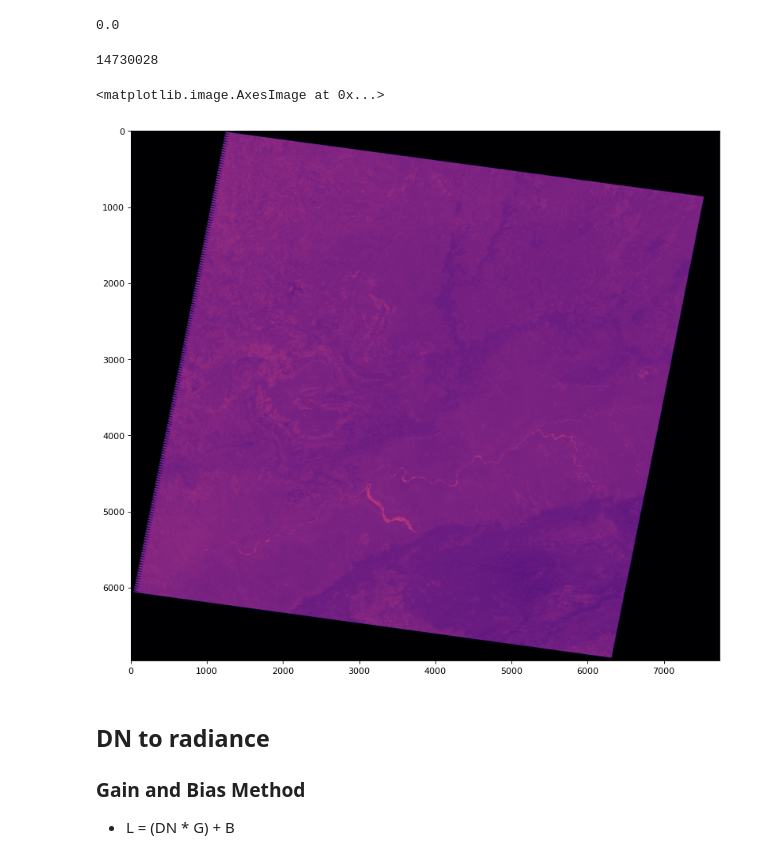
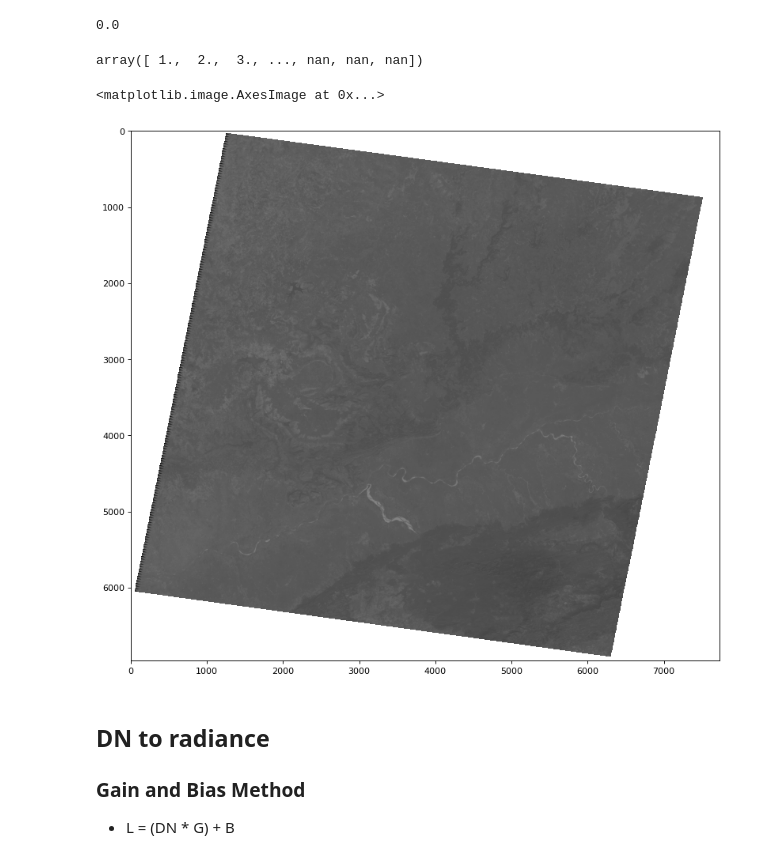
Before and after one commit to AslanDevbrat/Geoinformatics, a Jupyter notebook: Geo_assig_1.ipynb, the cells around one changed output. Drawn from its saved outputs; the diff is of its cells as text; code cells hidden in the pictures.

```diff
--- a/Geo_assig_1.ipynb
+++ b/Geo_assig_1.ipynb
@@ -115,17 +115,17 @@ if np.any(data_array == 0):
     data_array[data_array == 0] = np.nan
 # %%
 np.unique(data_array)
-len(np.unique(data_array))
+np.unique(data_array)
 # %% [output]
-14730028
+array([ 1.,  2.,  3., ..., nan, nan, nan])
 # %%
 from matplotlib.pyplot import figure
 
 figure(num=None, figsize=(12, 12), dpi=80, facecolor='w', edgecolor='k')
-plt.imshow(data_array,cmap='magma')
+plt.imshow(data_array,cmap='gray')
 # %% [output]
 <matplotlib.image.AxesImage at 0x...>
-[figure, old version]
+[figure, new version]
 # %% [markdown]
 ## DN to radiance
 
```
Also changed, not shown: parts of 9 cells of this notebook.
